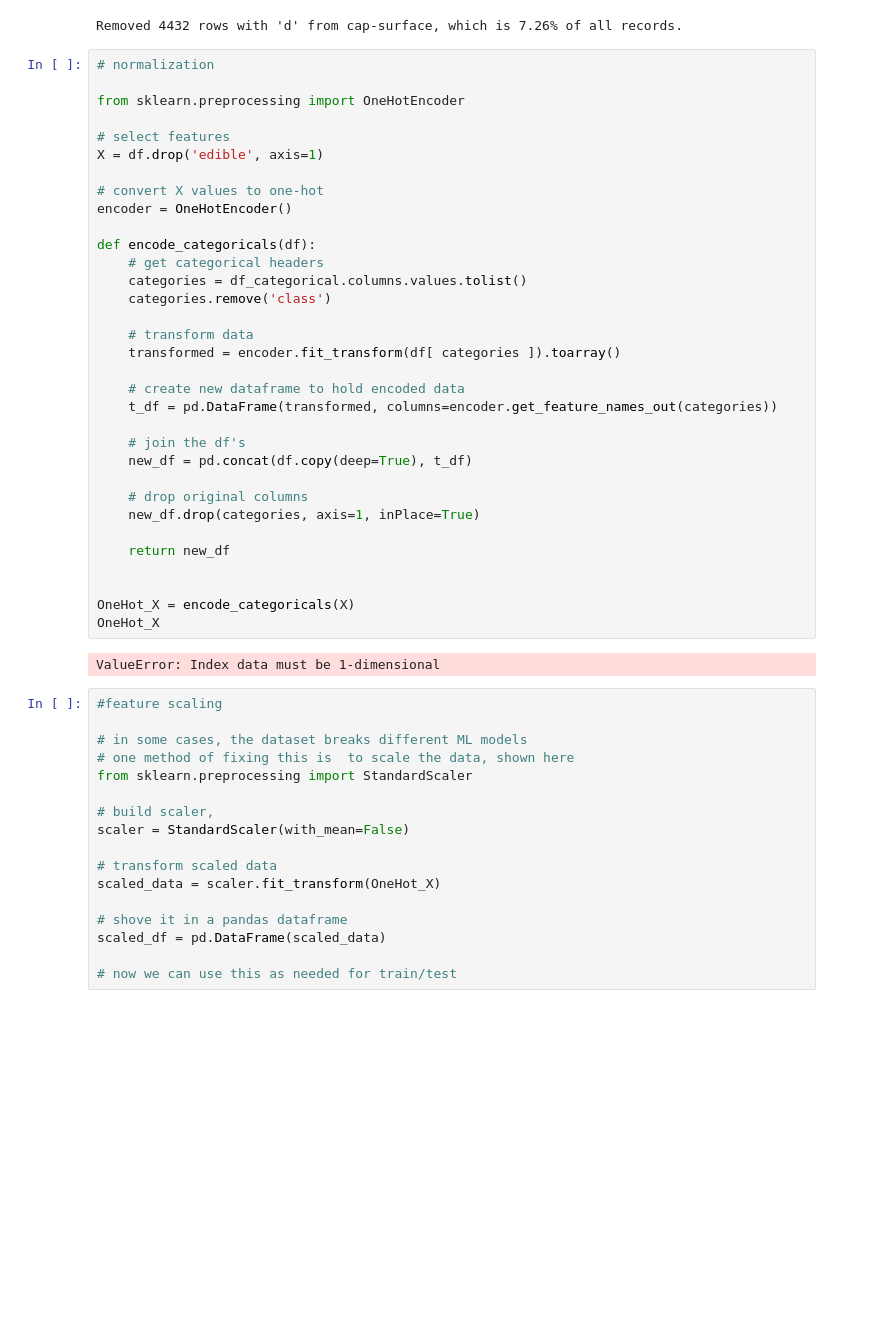
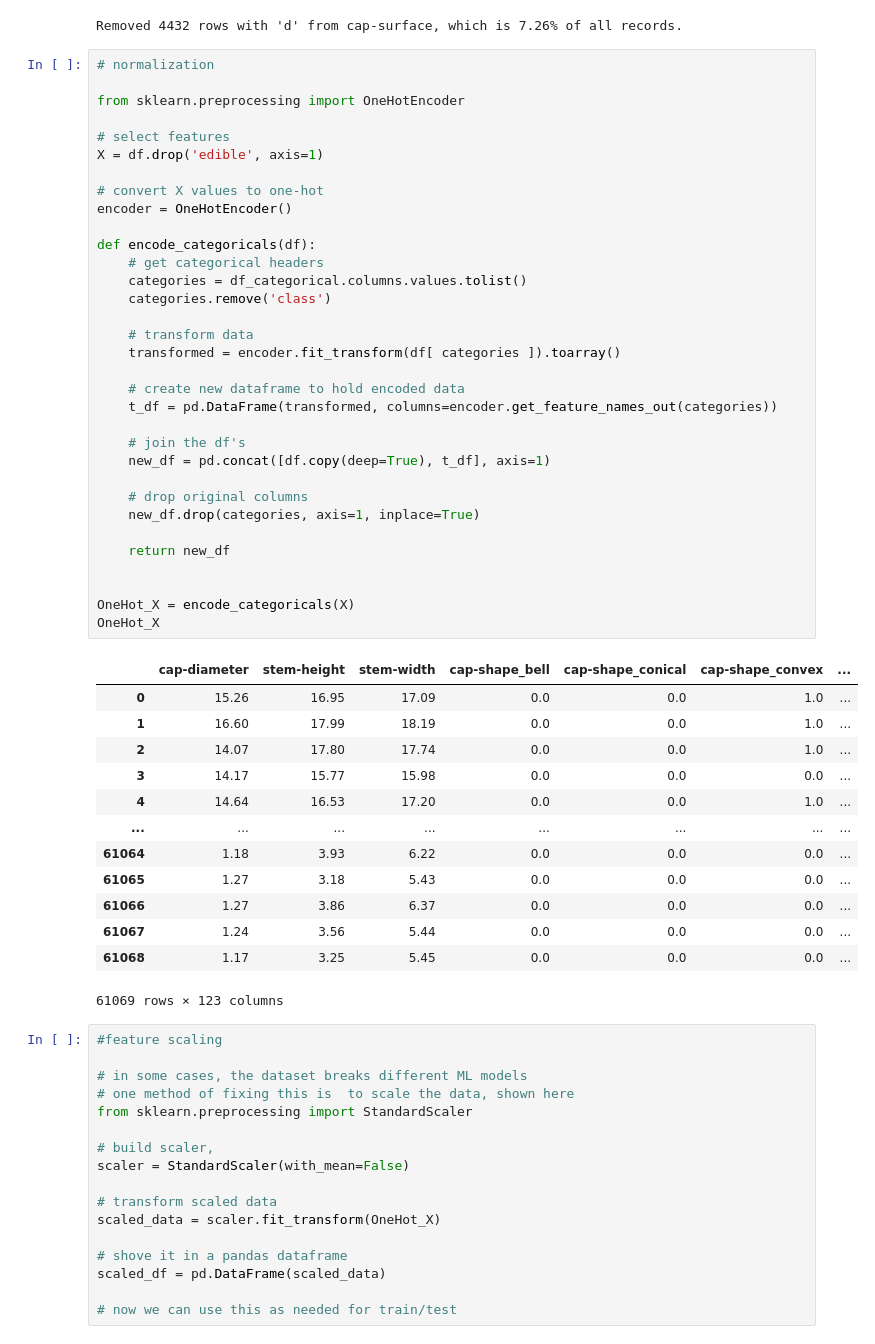
Before and after one commit to rjtrenchard/FungalHabitatML, a Jupyter notebook: Mushroom_Hunter.ipynb, the cells around one changed output. Cells and saved outputs as stored; diff of their text form; blank space fills up the shorter version.

```diff
--- a/Mushroom_Hunter.ipynb
+++ b/Mushroom_Hunter.ipynb
@@ -528,36 +528,48 @@ Removed 4432 rows with 'd' from cap-surface, which is 7.26% of all records.
 
 from sklearn.preprocessing import OneHotEncoder
 
 # select features
 X = df.drop('edible', axis=1)
 
 # convert X values to one-hot
 encoder = OneHotEncoder()
 
 def encode_categoricals(df):
     # get categorical headers
     categories = df_categorical.columns.values.tolist()
     categories.remove('class')
 
     # transform data
     transformed = encoder.fit_transform(df[ categories ]).toarray()
 
     # create new dataframe to hold encoded data
     t_df = pd.DataFrame(transformed, columns=encoder.get_feature_names_out(categories))
 
     # join the df's
-    new_df = pd.concat(df.copy(deep=True), t_df)
+    new_df = pd.concat([df.copy(deep=True), t_df], axis=1)
 
     # drop original columns
-    new_df.drop(categories, axis=1, inPlace=True)
+    new_df.drop(categories, axis=1, inplace=True)
 
     return new_df
 
 
 OneHot_X = encode_categoricals(X)
 OneHot_X
 # %% [output]
+|  | cap-diameter | stem-height | stem-width | cap-shape_bell | cap-shape_conical | cap-shape_convex | ... |
+| 0 | 15.26 | 16.95 | 17.09 | 0.0 | 0.0 | 1.0 | ... |
+| 1 | 16.60 | 17.99 | 18.19 | 0.0 | 0.0 | 1.0 | ... |
+| 2 | 14.07 | 17.80 | 17.74 | 0.0 | 0.0 | 1.0 | ... |
+| 3 | 14.17 | 15.77 | 15.98 | 0.0 | 0.0 | 0.0 | ... |
+| 4 | 14.64 | 16.53 | 17.20 | 0.0 | 0.0 | 1.0 | ... |
+| ... | ... | ... | ... | ... | ... | ... | ... |
+| 61064 | 1.18 | 3.93 | 6.22 | 0.0 | 0.0 | 0.0 | ... |
+| 61065 | 1.27 | 3.18 | 5.43 | 0.0 | 0.0 | 0.0 | ... |
+| 61066 | 1.27 | 3.86 | 6.37 | 0.0 | 0.0 | 0.0 | ... |
+| 61067 | 1.24 | 3.56 | 5.44 | 0.0 | 0.0 | 0.0 | ... |
+| 61068 | 1.17 | 3.25 | 5.45 | 0.0 | 0.0 | 0.0 | ... |
-ValueError: Index data must be 1-dimensional
+61069 rows × 123 columns
 # %%
 #feature scaling
 
```
Also changed, not shown: parts of 8 cells of this notebook.
